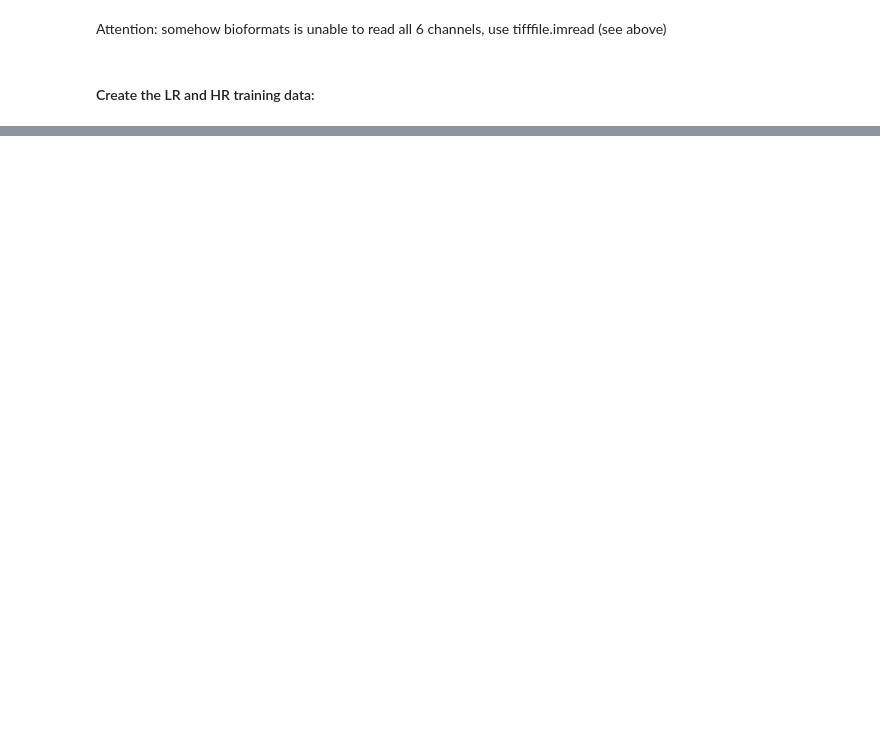
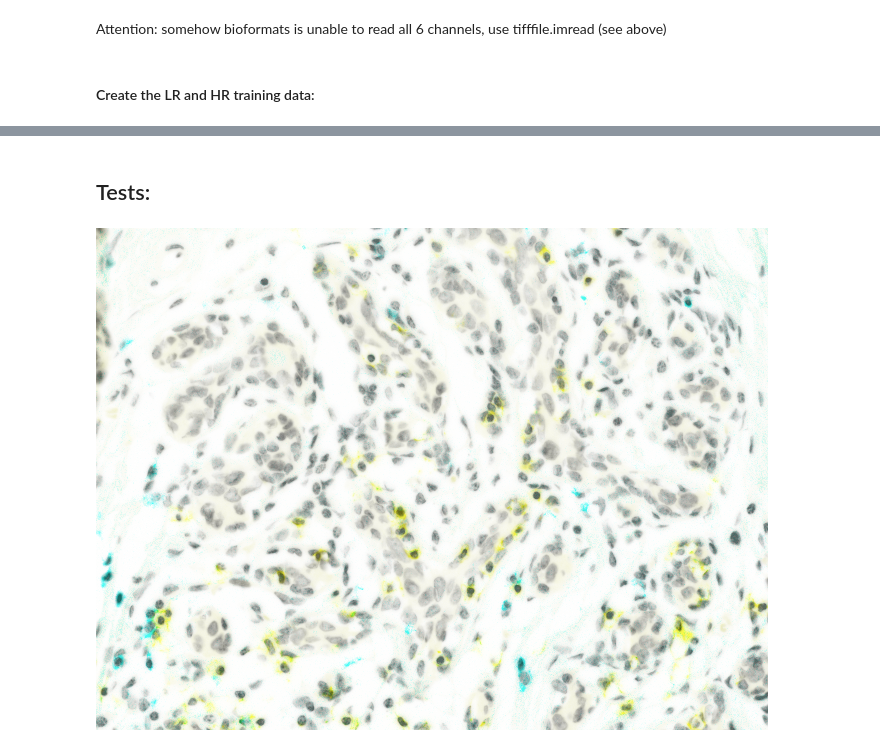
Before and after one commit to marvande/deep_learning_image_super_resolution, a Jupyter notebook: source/super_res_create_training_im.ipynb, the cells around one changed output, grey strips where cells are left out. Cells and saved outputs as stored; diff of their text form; code cells hidden in the pictures; blank space fills up the shorter version.

```diff
--- a/source/super_res_create_training_im.ipynb
+++ b/source/super_res_create_training_im.ipynb
@@ -173,0 +242,15 @@ create_train_data(patients=patients,
+# %% [markdown]
+## Tests:
+# %%
+patient = '0015'
+location = '[45687,15816]'
+files =[]
+fil = []
+with os.scandir(path_save_hr) as entries:
+    files = [entry.name for entry in entries if entry.is_file()]
+fil= [f for f in files if patient in f and location in f]
+
+p = path_save_hr + '0015_[45687,15816]_part_4_2_.tif'
+Image.open(p)
+# %% [output]
+[figure, added]
```
Also changed, not shown: parts of 8 cells of this notebook, 5 other files.
